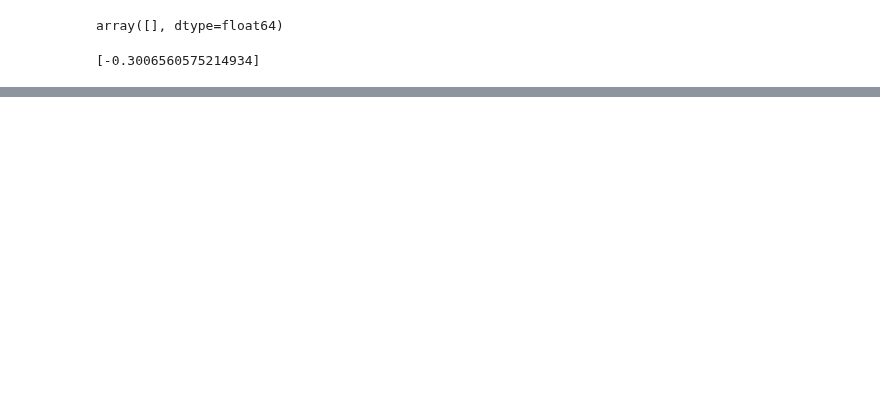
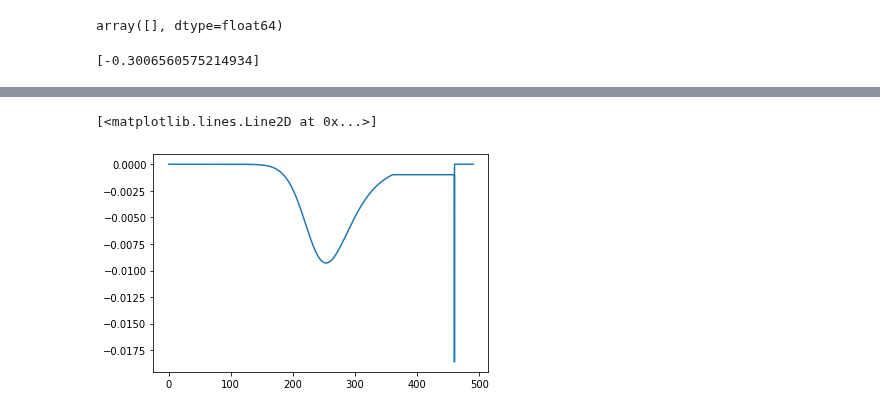
Before and after one commit to roybens/SimulatingVariants, a Jupyter notebook: CHOP/files_for_optimization/fitting_na_12_plotter.ipynb, the cells around one changed output, grey strips where cells are left out. Cells and saved outputs as stored; diff of their text form; code cells hidden in the pictures; blank space fills up the shorter version.

```diff
--- a/CHOP/files_for_optimization/fitting_na_12_plotter.ipynb
+++ b/CHOP/files_for_optimization/fitting_na_12_plotter.ipynb
@@ -148,0 +185,5 @@ act.ipeak_vec
+# %%
+plt.plot(ramp_test.t_vec[1:], ramp_test.i_vec[1:])
+# %% [output]
+[<matplotlib.lines.Line2D at 0x...>]
+[figure, added]
```
Also changed, not shown: parts of 3 cells of this notebook, 4 other files.
